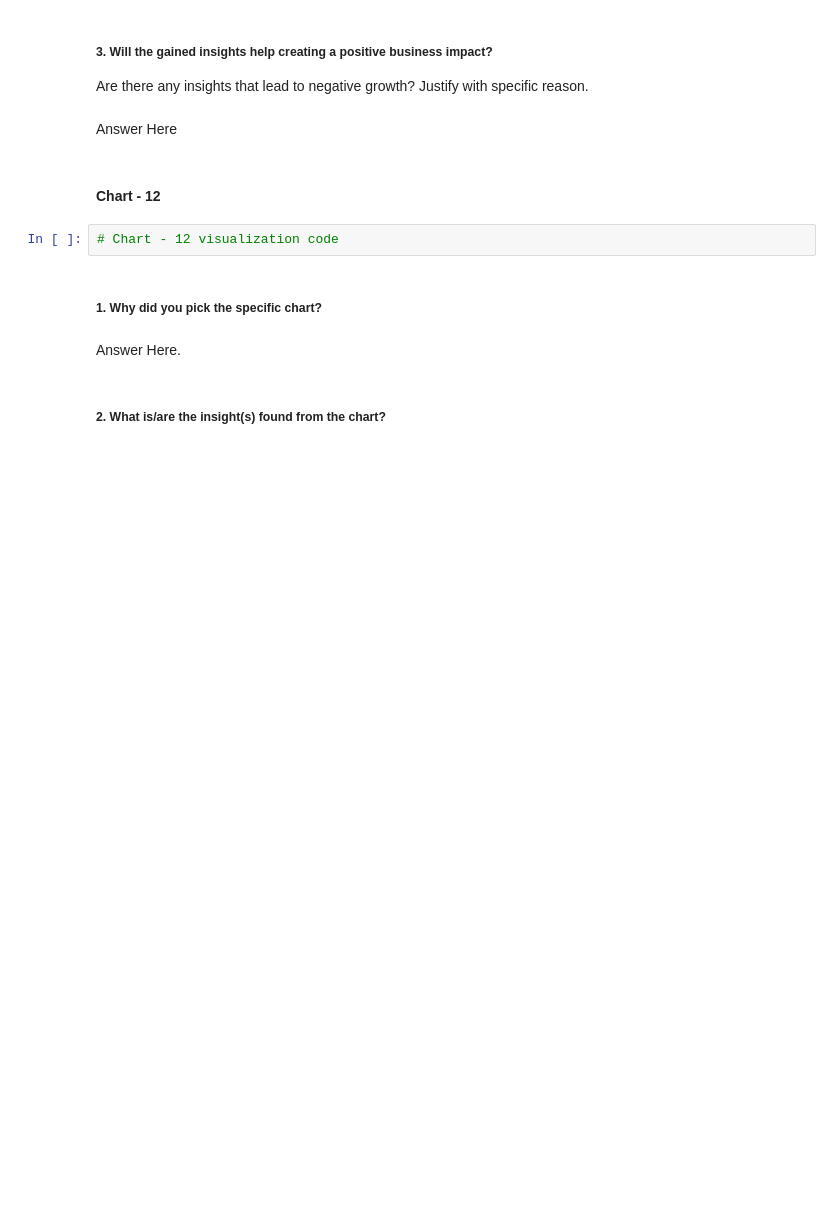
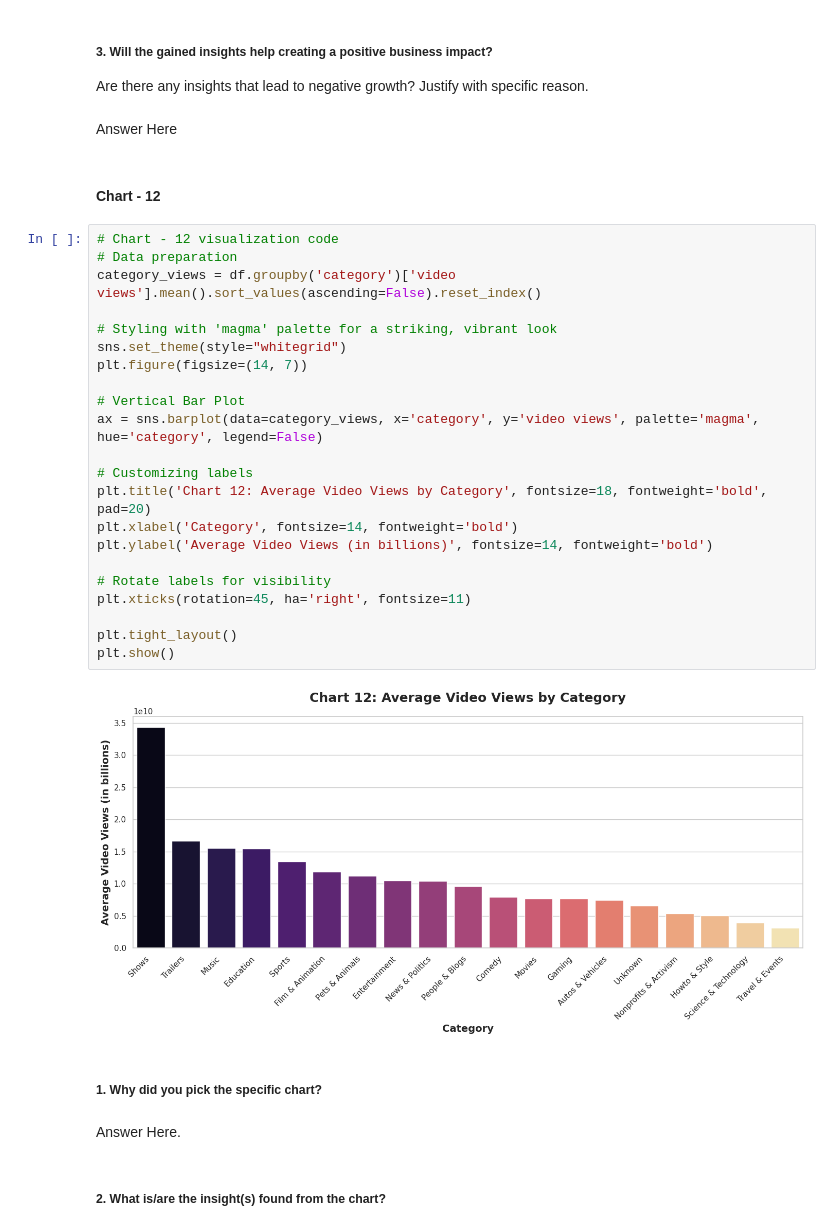
Before and after one commit to Sneha8126/Sneha-EDA-Submission-Template, a Jupyter notebook: Sneha_EDA_Submission_Template.ipynb, the cells around one changed output. Drawn from its saved outputs; the diff is of its cells as text; blank space fills up the shorter version.

Commit message:
update Chart 12 with vibrant magma palette

```diff
--- a/Sneha_EDA_Submission_Template.ipynb
+++ b/Sneha_EDA_Submission_Template.ipynb
@@ -1053,8 +1053,30 @@ Are there any insights that lead to negative growth? Justify with specific reaso
 Answer Here
 # %% [markdown]
 #### Chart - 12
-# %%
-# Chart - 12 visualization code
+# %%
+# Chart - 12 visualization code
+# Data preparation
+category_views = df.groupby('category')['video views'].mean().sort_values(ascending=False).reset_index()
+
+# Styling with 'magma' palette for a striking, vibrant look
+sns.set_theme(style="whitegrid")
+plt.figure(figsize=(14, 7))
+
+# Vertical Bar Plot
+ax = sns.barplot(data=category_views, x='category', y='video views', palette='magma', hue='category', legend=False)
+
+# Customizing labels
+plt.title('Chart 12: Average Video Views by Category', fontsize=18, fontweight='bold', pad=20)
+plt.xlabel('Category', fontsize=14, fontweight='bold')
+plt.ylabel('Average Video Views (in billions)', fontsize=14, fontweight='bold')
+
+# Rotate labels for visibility
+plt.xticks(rotation=45, ha='right', fontsize=11)
+
+plt.tight_layout()
+plt.show()
+# %% [output]
+[figure, added]
 # %% [markdown]
 ##### 1. Why did you pick the specific chart?
 # %% [markdown]
```
